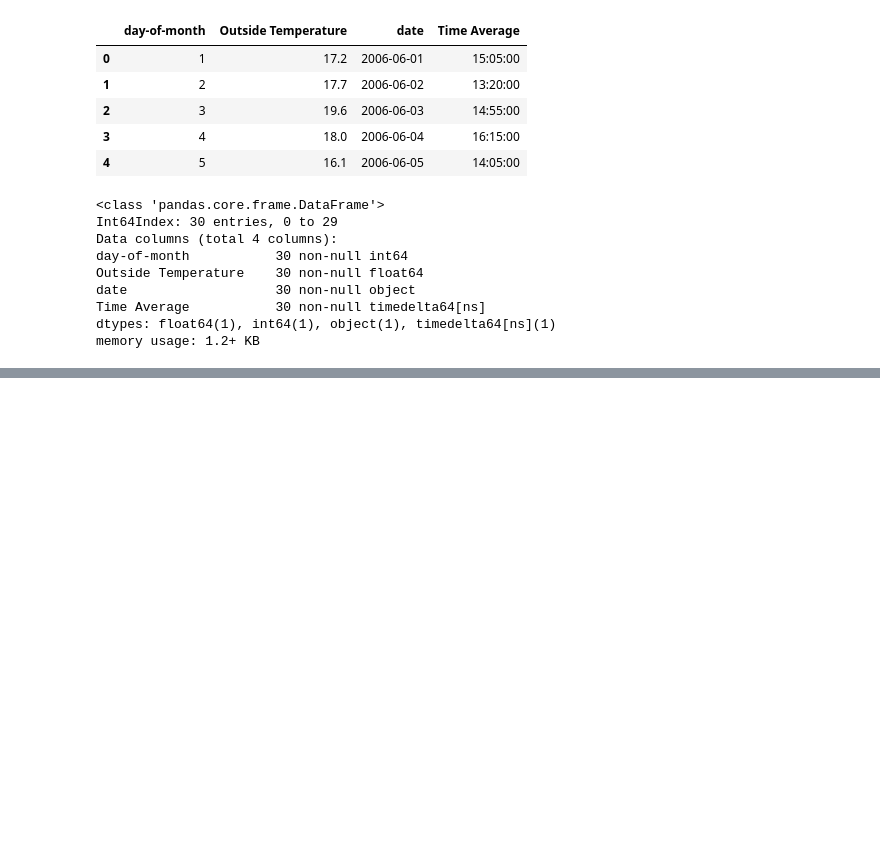
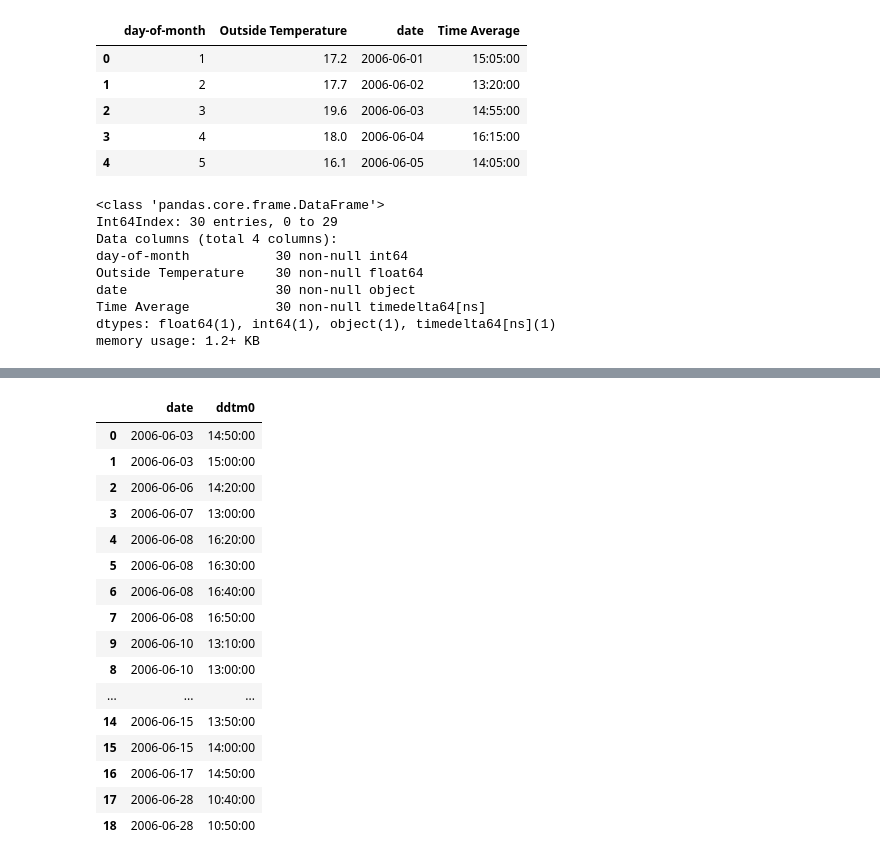
Before and after one commit to eepgwde/pyeg0, a Jupyter notebook: sky0/checks0.ipynb, the cells around one changed output, grey strips where cells are left out. Saved outputs shown, nothing was run; the diff lists cells and outputs as text; code cells hidden in the pictures; blank space fills up the shorter version.

```diff
--- a/sky0/checks0.ipynb
+++ b/sky0/checks0.ipynb
@@ -200,0 +220,6 @@ Name: ddtm0, dtype: timedelta64[ns]
+# %%
+## Date has re-appeared as a string, so
+s1 = pd.to_datetime(ef6['date'], format="%Y-%m-%d")
+s1[0]
+ef6['date'] = s1
+ef6.info()
@@ -200,0 +252,14 @@ Name: ddtm0, dtype: timedelta64[ns]
+# %%
+# ef1.head();
+# ef1.info();
+ef1['date'] = ef1['dttm0'].map(lambda x: pd.Timestamp(x).normalize())
+# ef1.info();
+ff1 = ef1[['date', 'ddtm0']]
+ff1.head()
+# %%
+## Which are the Top Ten hottest times on distinct days, preferably sorted by date order.
+# Not very clearly phrased, but I think it means for 10 distinct days, find the hottest times
+ef7 = ef6.merge(ff1, on='date').sort_values(tag, ascending=False)
+# %%
+t10 = ef7['date'].to_frame().drop_duplicates()[:10]
+t10
@@ -200,0 +278,21 @@ Name: ddtm0, dtype: timedelta64[ns]
+# %%
+# t10
+ff1.merge(t10, on='date').sort_values('date')
+# %% [output]
+|  | date | ddtm0 |
+| 0 | 2006-06-03 | 14:50:00 |
+| 1 | 2006-06-03 | 15:00:00 |
+| 2 | 2006-06-06 | 14:20:00 |
+| 3 | 2006-06-07 | 13:00:00 |
+| 4 | 2006-06-08 | 16:20:00 |
+| 5 | 2006-06-08 | 16:30:00 |
+| 6 | 2006-06-08 | 16:40:00 |
+| 7 | 2006-06-08 | 16:50:00 |
+| 9 | 2006-06-10 | 13:10:00 |
+| 8 | 2006-06-10 | 13:00:00 |
+| ... | ... | ... |
+| 14 | 2006-06-15 | 13:50:00 |
+| 15 | 2006-06-15 | 14:00:00 |
+| 16 | 2006-06-17 | 14:50:00 |
+| 17 | 2006-06-28 | 10:40:00 |
+| 18 | 2006-06-28 | 10:50:00 |
```
Also changed, not shown: parts of 15 cells of this notebook.
